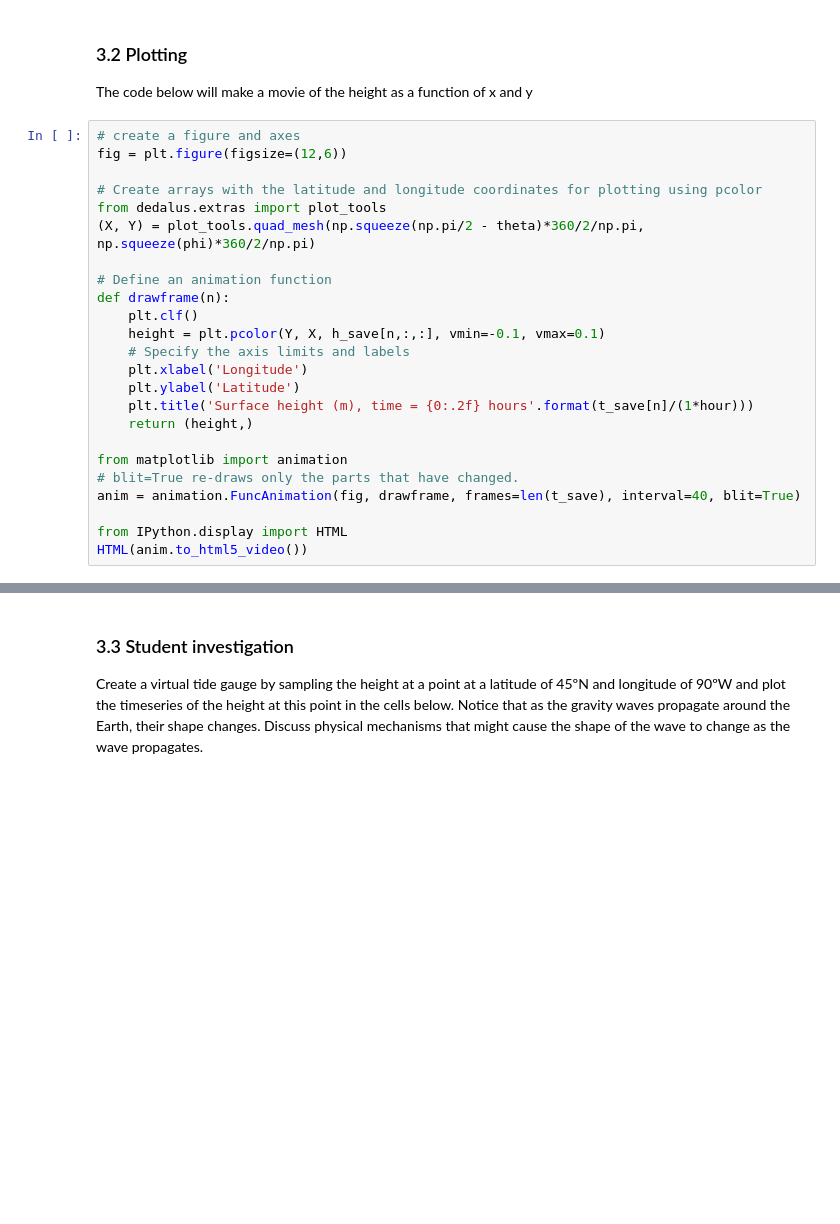
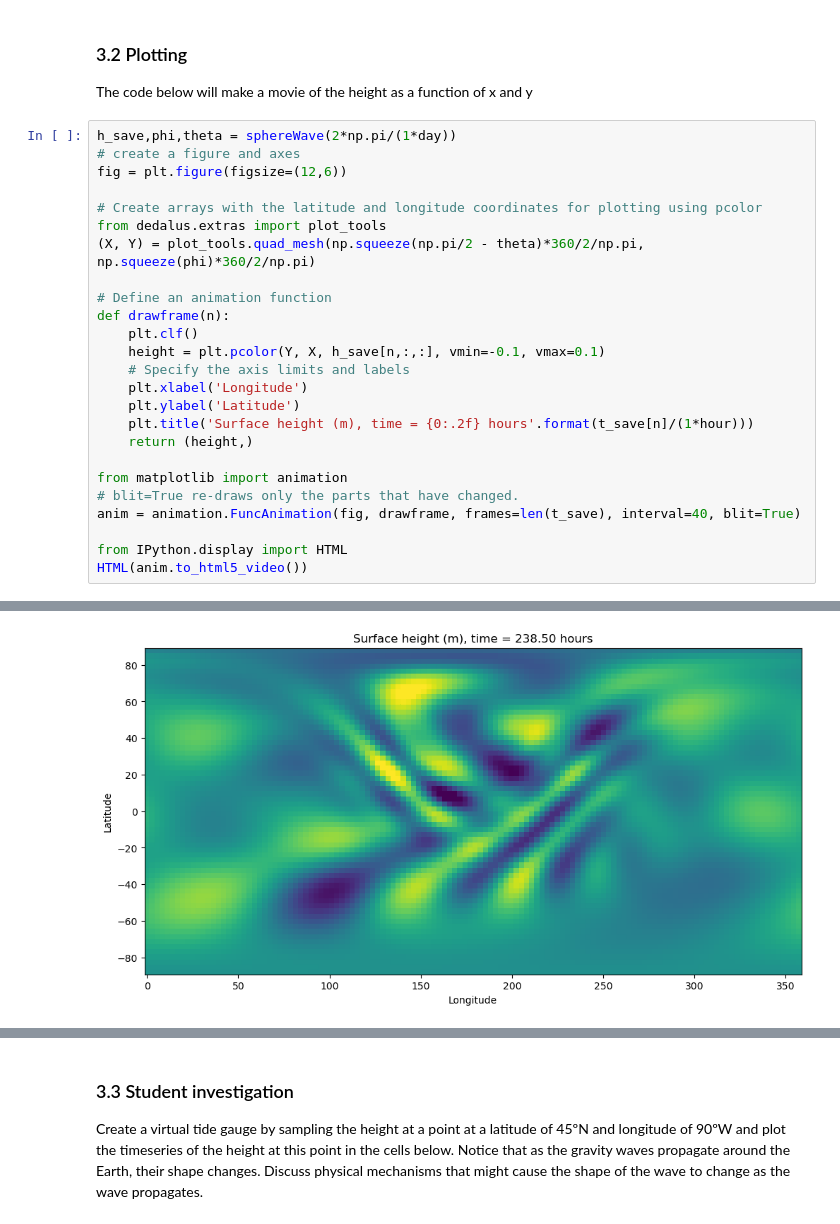
Before and after one commit to Sam0fc/QCES, a Jupyter notebook: Project3_tsunami.ipynb, the cells around one changed output, grey strips where cells are left out. Drawn from its saved outputs; the diff is of its cells as text; blank space fills up the shorter version.

```diff
--- a/Project3_tsunami.ipynb
+++ b/Project3_tsunami.ipynb
@@ -578,6 +779,7 @@ h_save = np.array(h_save)
 ### 3.2  Plotting
 The code below will make a movie of the height as a function of x and y
 # %%
+h_save,phi,theta = sphereWave(2*np.pi/(1*day))
 # create a figure and axes
 fig = plt.figure(figsize=(12,6))
 
@@ -601,3 +803,4 @@ anim = animation.FuncAnimation(fig, drawframe, frames=len(t_save), interval=40,
 
 from IPython.display import HTML
 HTML(anim.to_html5_video())
+# %% [output]
@@ -603,0 +825 @@ HTML(anim.to_html5_video())
+[figure, added]
```
Also changed, not shown: parts of 25 cells of this notebook, 4 other files.
